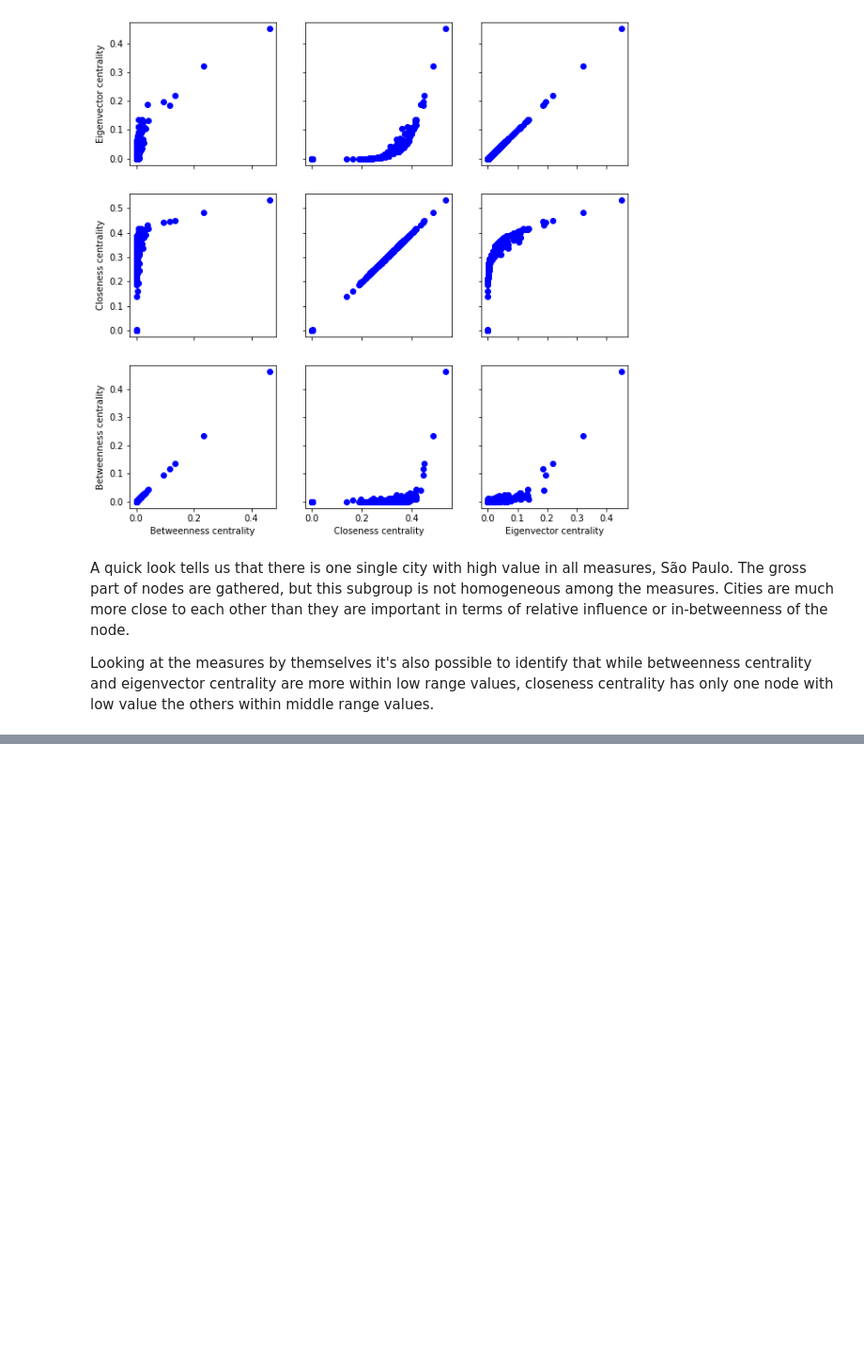
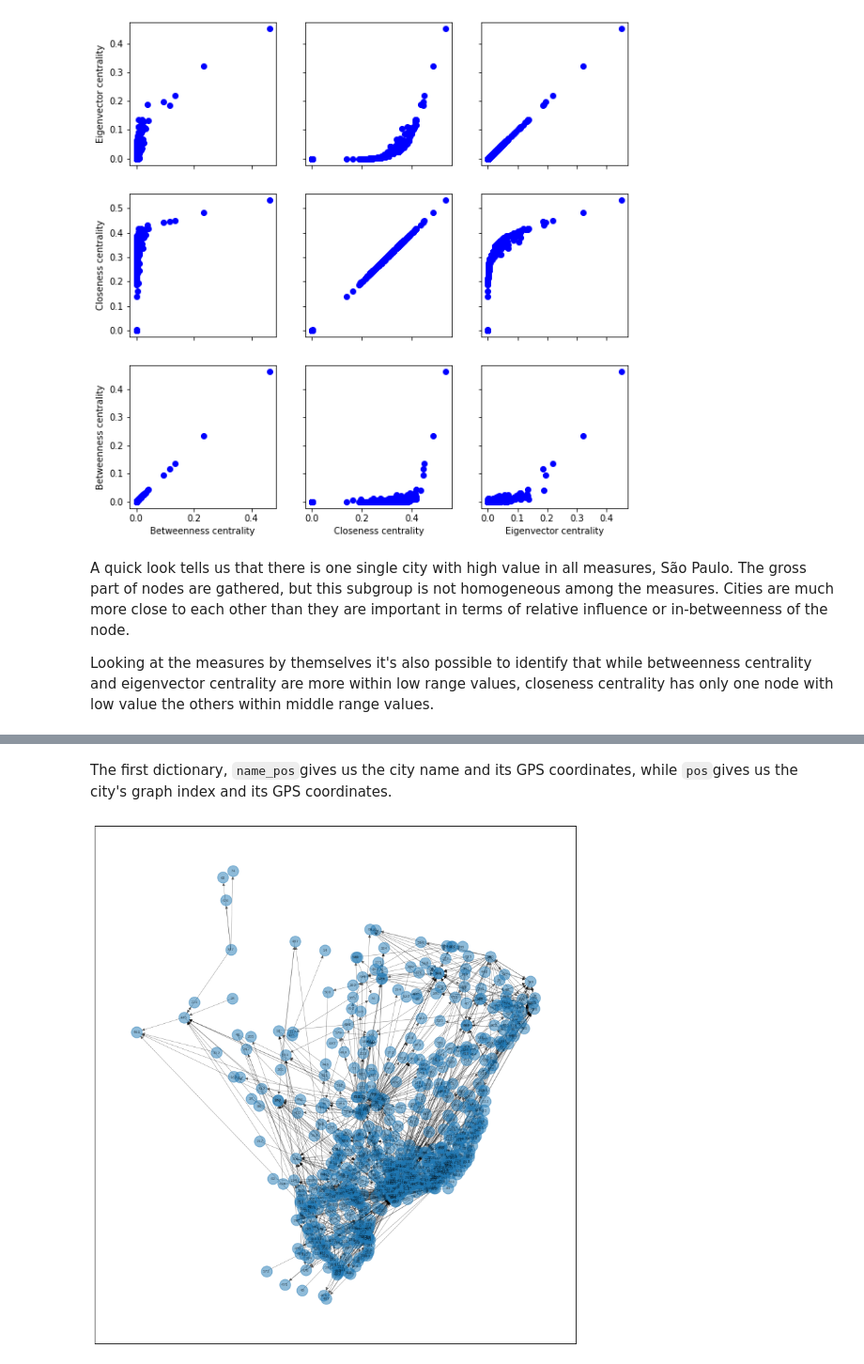
Before and after one commit to eduardochades/interstate-bus-routes-brazil, a Jupyter notebook: Interstate bus lines network.ipynb, the cells around one changed output, grey strips where cells are left out. Shown at 94% size. Saved outputs shown, nothing was run; the diff lists cells and outputs as text; code cells hidden in the pictures; blank space fills up the shorter version.

```diff
--- a/Interstate bus lines network.ipynb
+++ b/Interstate bus lines network.ipynb
@@ -257,9 +262,29 @@ plt.show()
 # %%
-cidades_gps = dict()
-cidades_gps_ = dict()
+name_pos = {}
+pos = {}
 
 for city in cidades:
     lat = municipios_ibge.loc[list(municipios_ibge.nome_uf).index(city)][2]
     long = municipios_ibge.loc[list(municipios_ibge.nome_uf).index(city)][3]
-    cidades_gps[city] = lat,long
-    cidades_gps_[cidades.index(city)] = lat,long
+    name_pos[city] = (long,lat)
+    pos[cidades.index(city)] = (long,lat)
+# %% [markdown]
+The first dictionary, `name_pos`gives us the city name and its GPS coordinates, while `pos`gives us the city's graph index and its GPS coordinates.
+# %%
+import cartopy.crs as ccrs
+
+crs = ccrs.PlateCarree()
+fig, ax = plt.subplots(
+    1, 1, figsize=(15, 15),
+    subplot_kw=dict(projection=crs))
+# ax.coastlines()
+# Extent of continental US.
+# ax.set_extent([-128, -62, 20, 50])
+nx.draw_networkx(Q, ax=ax,
+                 font_size=6,
+                 alpha=.5,
+                 width=.5,
+                 pos=pos,
+                 cmap=plt.cm.autumn)
+# %% [output]
+[figure, added]
```
Also changed, not shown: parts of 6 cells of this notebook.
